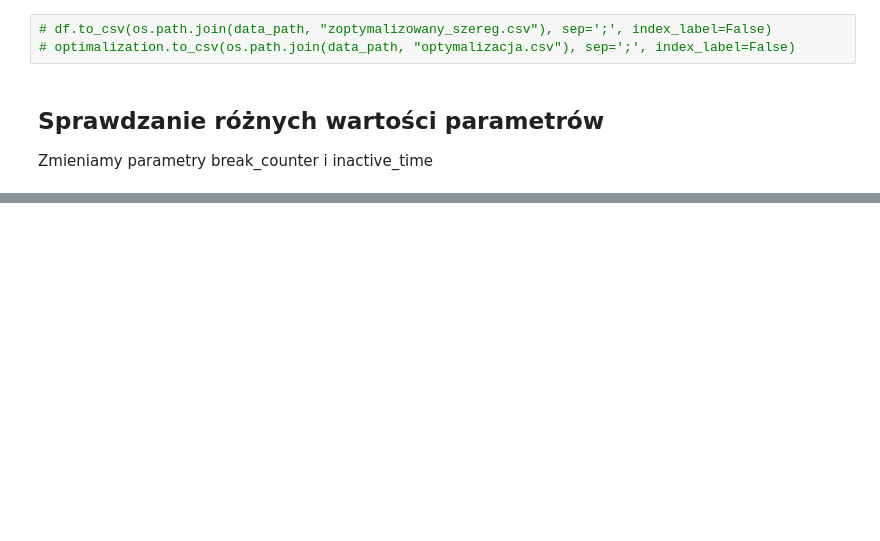
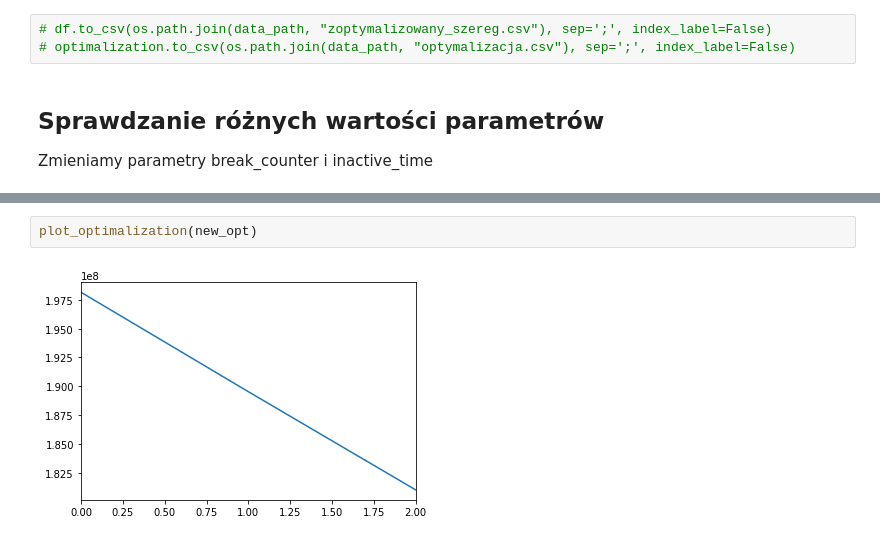
Before and after one commit to Behemkot/studia_io, a Jupyter notebook: tabu.ipynb, the cells around one changed output, grey strips where cells are left out. Saved outputs shown, nothing was run; the diff lists cells and outputs as text; blank space fills up the shorter version.

```diff
--- a/tabu.ipynb
+++ b/tabu.ipynb
@@ -133,0 +145,4 @@ ne
+# %%
+plot_optimalization(new_opt)
+# %% [output]
+[figure, added]
```
Also changed, not shown: parts of 12 cells of this notebook, 9 other files.
